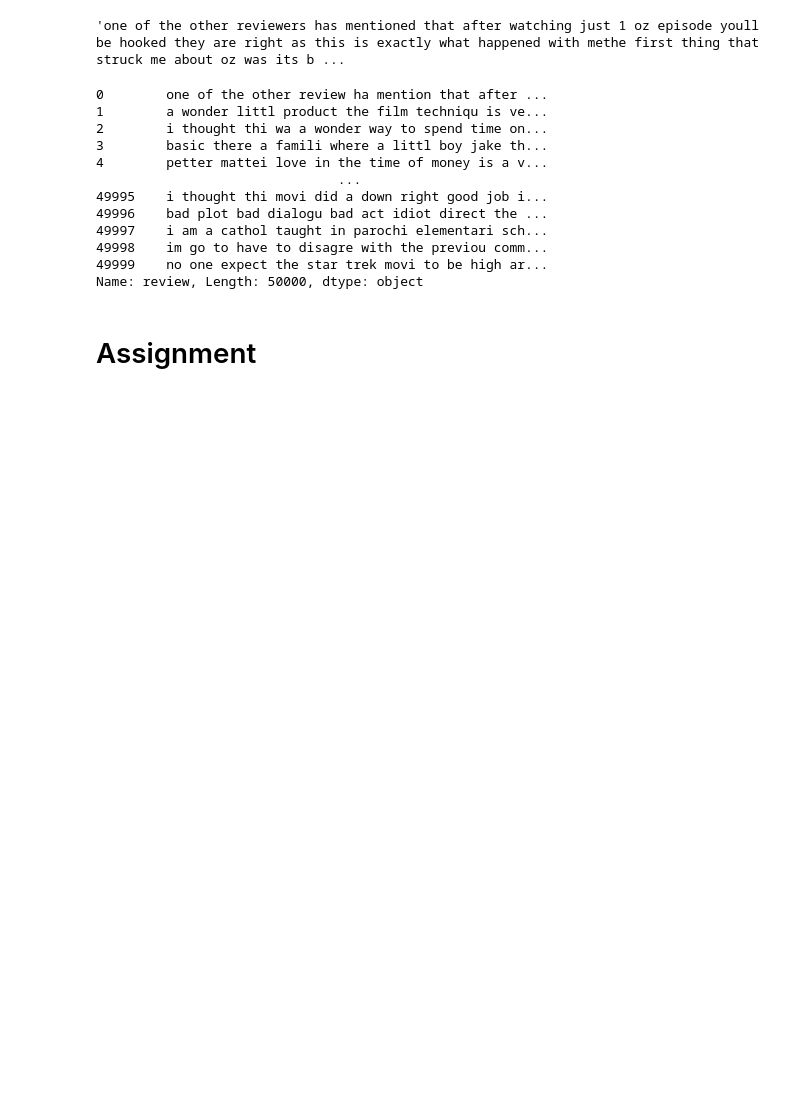
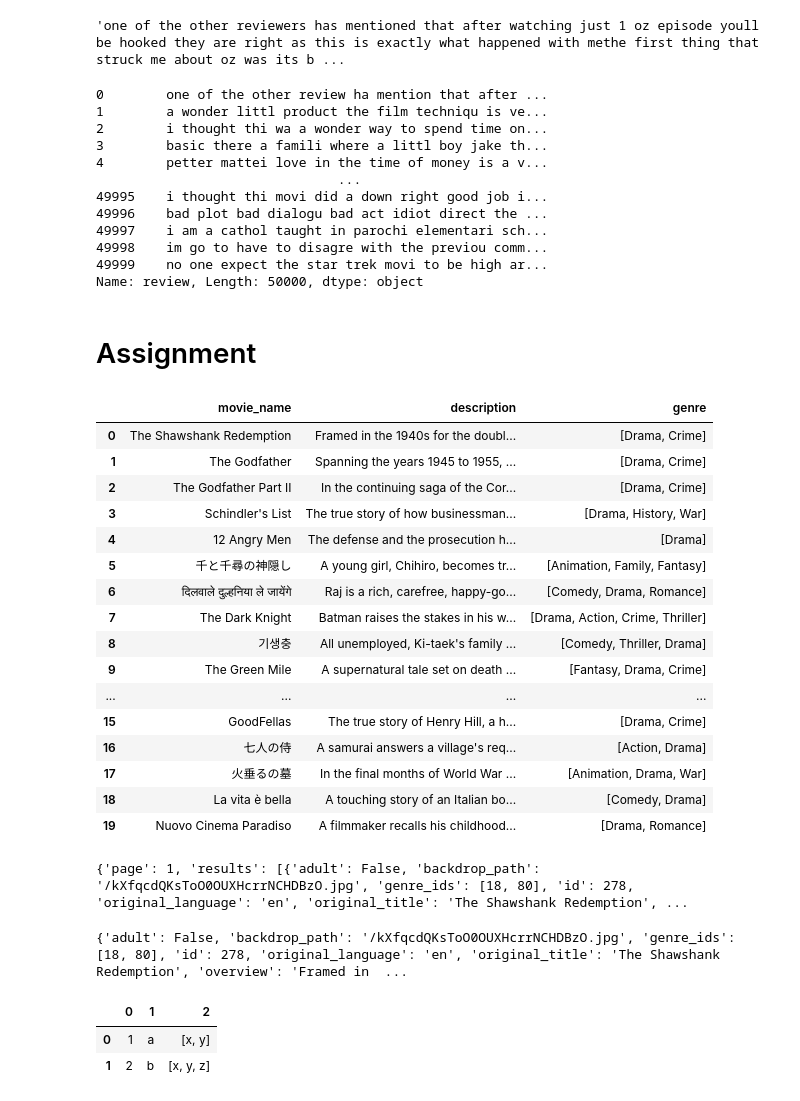
Before and after one commit to kishan-chakraborty/NLP, a Jupyter notebook: CampusX/Lec1/preprocessing.ipynb, the cells around one changed output. Saved outputs shown, nothing was run; the diff lists cells and outputs as text; code cells hidden in the pictures; blank space fills up the shorter version.

```diff
--- a/CampusX/Lec1/preprocessing.ipynb
+++ b/CampusX/Lec1/preprocessing.ipynb
@@ -179,0 +208,4 @@ Name: review, Length: 50000, dtype: object
+# %%
+movie_names = []
+movie_description = []
+movie_genre = []
@@ -179,0 +214,71 @@ Name: review, Length: 50000, dtype: object
+# %%
+url = 'https://api.themoviedb.org/3/movie/top_rated'
+api_key = '8265bd1679663a7ea12ac168da84d2e8'
+params = {
+    'api_key': api_key,
+    'language': 'en-US',
+    'page': 1
+}
+# %%
+def create_dataset(api_key, url = url):
+    movie_data = []
+    for page_no in n_pages:
+        params['page'] = page_no
+        page_info = requests.get(url, params=params).json()['results']
+
+        for movie_info in page_info:
+            movie_name = movie_info['original_title']
+            movie_description = movie_info['overview']
+            movie_genre = [genre_info[id] for id in movie_info['genre_ids']]
+            movie_data.append([movie_name, movie_description, movie_genre])
+
+    return pd.DataFrame(movie_data, columns=['movie_name', 'description', 'genre'])
+# %%
+movie_dataset = create_dataset(api_key)
+# %%
+movie_dataset
+# %% [output]
+|  | movie_name | description | genre |
+| 0 | The Shawshank Redemption | Framed in the 1940s for the doubl... | [Drama, Crime] |
+| 1 | The Godfather | Spanning the years 1945 to 1955, ... | [Drama, Crime] |
+| 2 | The Godfather Part II | In the continuing saga of the Cor... | [Drama, Crime] |
+| 3 | Schindler's List | The true story of how businessman... | [Drama, History, War] |
+| 4 | 12 Angry Men | The defense and the prosecution h... | [Drama] |
+| 5 | 千と千尋の神隠し | A young girl, Chihiro, becomes tr... | [Animation, Family, Fantasy] |
+| 6 | दिलवाले दुल्हनिया ले जायेंगे | Raj is a rich, carefree, happy-go... | [Comedy, Drama, Romance] |
+| 7 | The Dark Knight | Batman raises the stakes in his w... | [Drama, Action, Crime, Thriller] |
+| 8 | 기생충 | All unemployed, Ki-taek's family ... | [Comedy, Thriller, Drama] |
+| 9 | The Green Mile | A supernatural tale set on death ... | [Fantasy, Drama, Crime] |
+| ... | ... | ... | ... |
+| 15 | GoodFellas | The true story of Henry Hill, a h... | [Drama, Crime] |
+| 16 | 七人の侍 | A samurai answers a village's req... | [Action, Drama] |
+| 17 | 火垂るの墓 | In the final months of World War ... | [Animation, Drama, War] |
+| 18 | La vita è bella | A touching story of an Italian bo... | [Comedy, Drama] |
+| 19 | Nuovo Cinema Paradiso | A filmmaker recalls his childhood... | [Drama, Romance] |
+# %%
+# Make the GET request
+response = requests.get(url, params=params)
+
+# Check if the request was successful (status code 200)
+if response.status_code == 200:
+    # Print the content of the response
+    print(response.json())
+else:
+    # Print an error message if the request was unsuccessful
+    print(f"Error: {response.status_code} - {response.text}")
+# %% [output]
+{'page': 1, 'results': [{'adult': False, 'backdrop_path': '/kXfqcdQKsToO0OUXHcrrNCHDBzO.jpg', 'genre_ids': [18, 80], 'id': 278, 'original_language': 'en', 'original_title': 'The Shawshank Redemption', ...
+# %%
+response_dict = response.json()
+print(response_dict['results'][0])
+# %% [output]
+{'adult': False, 'backdrop_path': '/kXfqcdQKsToO0OUXHcrrNCHDBzO.jpg', 'genre_ids': [18, 80], 'id': 278, 'original_language': 'en', 'original_title': 'The Shawshank Redemption', 'overview': 'Framed in  ...
+# %%
+a = [[1, 'a', ['x', 'y']],
+      [2, 'b', ['x', 'y', 'z']]
+      ]
+pd.DataFrame(a)
+# %% [output]
+|  | 0 | 1 | 2 |
+| 0 | 1 | a | [x, y] |
+| 1 | 2 | b | [x, y, z] |
```
Also changed, not shown: parts of 5 cells of this notebook.
